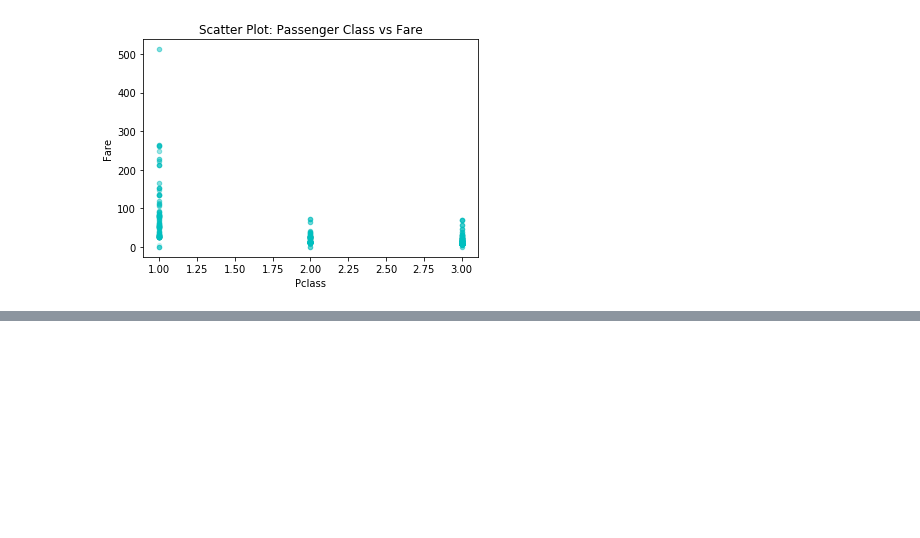
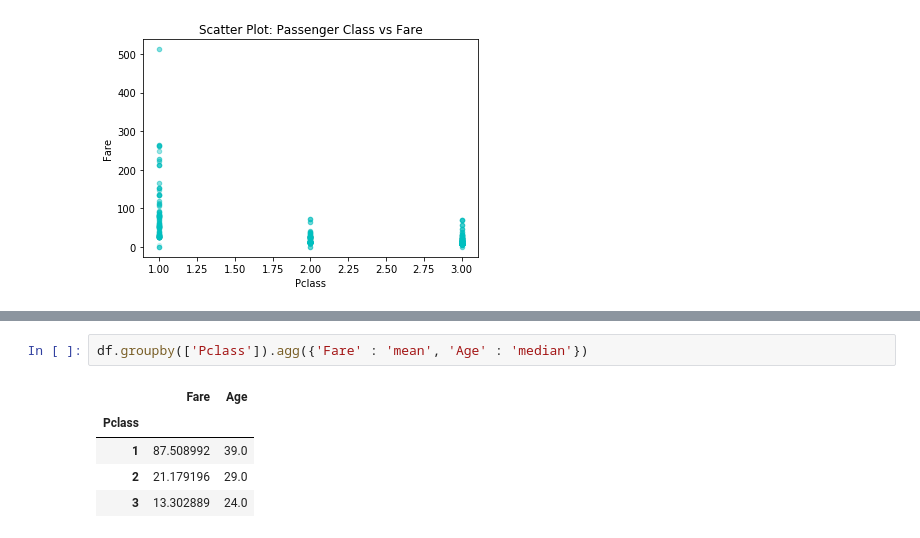
Before and after one commit to code-sleuth/titanic, a Jupyter notebook: notebooks/2.0 exploring-processing-data.ipynb, the cells around one changed output, grey strips where cells are left out. Drawn from its saved outputs; the diff is of its cells as text; blank space fills up the shorter version.

```diff
--- a/notebooks/2.0 exploring-processing-data.ipynb
+++ b/notebooks/2.0 exploring-processing-data.ipynb
@@ -397,0 +433,8 @@ df.plot.scatter(x='Pclass', y='Fare', color='c', alpha=0.15, title='Scatter Plot
+# %%
+df.groupby(['Pclass']).agg({'Fare' : 'mean', 'Age' : 'median'})
+# %% [output]
+|  | Fare | Age |
+| Pclass |  |  |
+| 1 | 87.508992 | 39.0 |
+| 2 | 21.179196 | 29.0 |
+| 3 | 13.302889 | 24.0 |
```
Also changed, not shown: parts of 8 cells of this notebook.
